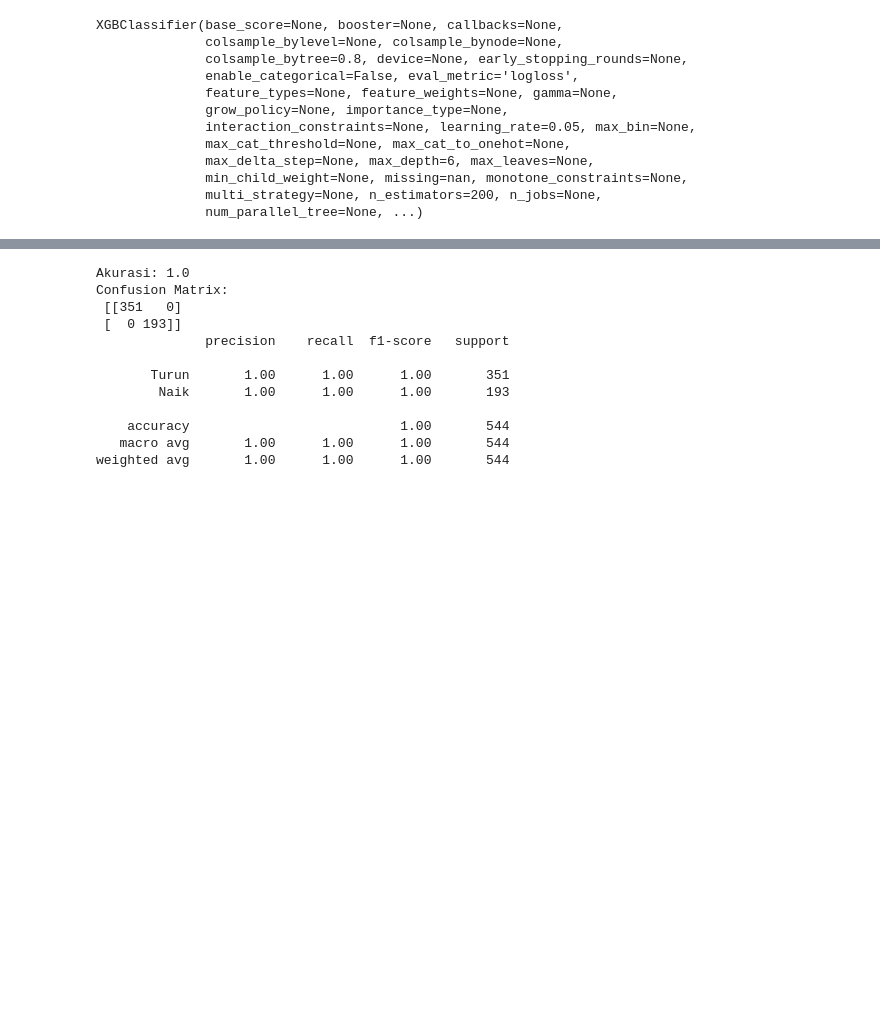
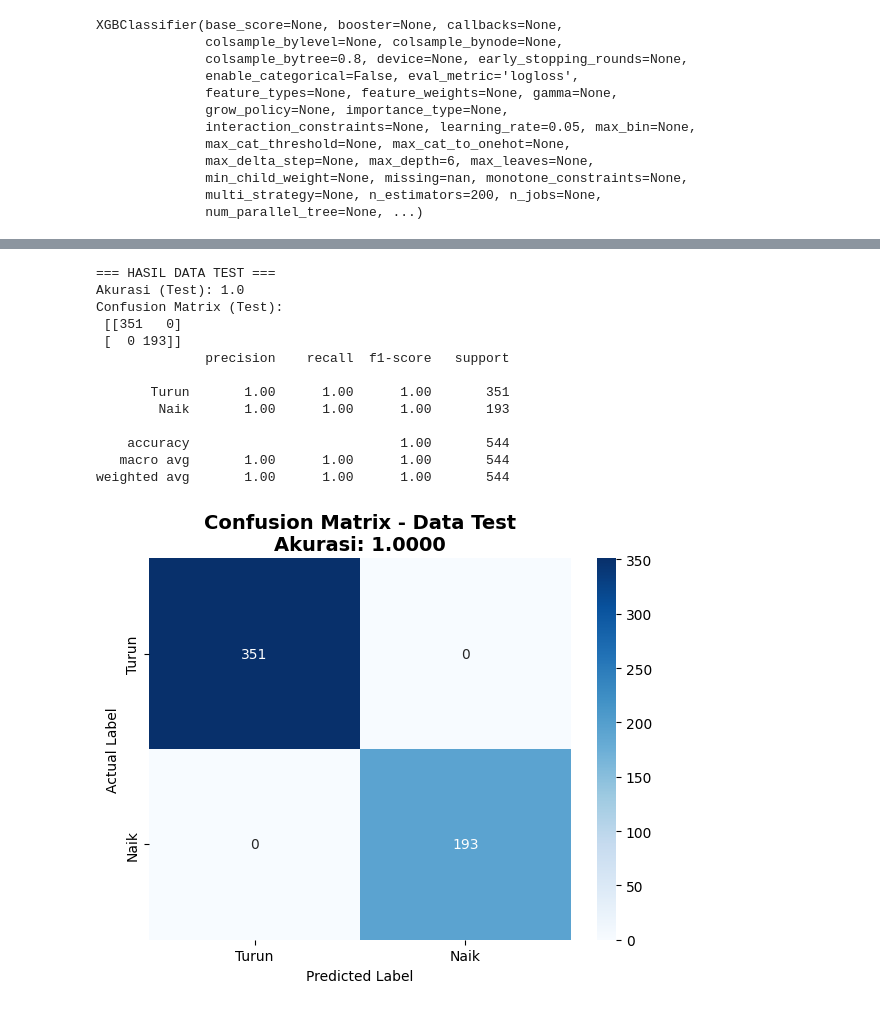
Before and after one commit to ayyesazhrrrr/CBL-SIAB, a Jupyter notebook: SIAB.ipynb, the cells around one changed output, grey strips where cells are left out. Drawn from its saved outputs; the diff is of its cells as text; code cells hidden in the pictures; blank space fills up the shorter version.

```diff
--- a/SIAB.ipynb
+++ b/SIAB.ipynb
@@ -152,21 +205,51 @@ XGBClassifier(base_score=None, booster=None, callbacks=None,
 # %%
+import matplotlib.pyplot as plt
+import seaborn as sns
 from sklearn.metrics import accuracy_score, confusion_matrix, classification_report
 
-y_pred = model.predict(X_test)
+# Prediksi data test
+y_test_pred = model.predict(X_test)
 
-print("Akurasi:", accuracy_score(y_test, y_pred))
-print("Confusion Matrix:\n", confusion_matrix(y_test, y_pred))
-print(classification_report(y_test, y_pred, target_names=['Turun','Naik']))
+# Hitung akurasi
+test_accuracy = accuracy_score(y_test, y_test_pred)
+
+print("=== HASIL DATA TEST ===")
+print("Akurasi (Test):", test_accuracy)
+print("Confusion Matrix (Test):\n", confusion_matrix(y_test, y_test_pred))
+print(classification_report(y_test, y_test_pred, target_names=['Turun','Naik']))
+
+# Confusion matrix
+cm_test = confusion_matrix(y_test, y_test_pred)
+
+# Visualisasi
+plt.figure(figsize=(6,5))
+sns.heatmap(
+    cm_test,
+    annot=True,
+    fmt='d',
+    cmap='Blues',
+    xticklabels=['Turun', 'Naik'],
+    yticklabels=['Turun', 'Naik']
+)
+
+plt.title(f'Confusion Matrix - Data Test\nAkurasi: {test_accuracy:.4f}',
+          fontsize=14, fontweight='bold')
+plt.xlabel('Predicted Label')
+plt.ylabel('Actual Label')
+plt.tight_layout()
+plt.show()
 # %% [output]
-Akurasi: 1.0
-Confusion Matrix:
+=== HASIL DATA TEST ===
+Akurasi (Test): 1.0
+Confusion Matrix (Test):
  [[351   0]
  [  0 193]]
               precision    recall  f1-score   support
 
        Turun       1.00      1.00      1.00       351
         Naik       1.00      1.00      1.00       193
 
     accuracy                           1.00       544
    macro avg       1.00      1.00      1.00       544
 weighted avg       1.00      1.00      1.00       544
+[figure, added]
```
Also changed, not shown: parts of 5 cells of this notebook, 5 other files.
